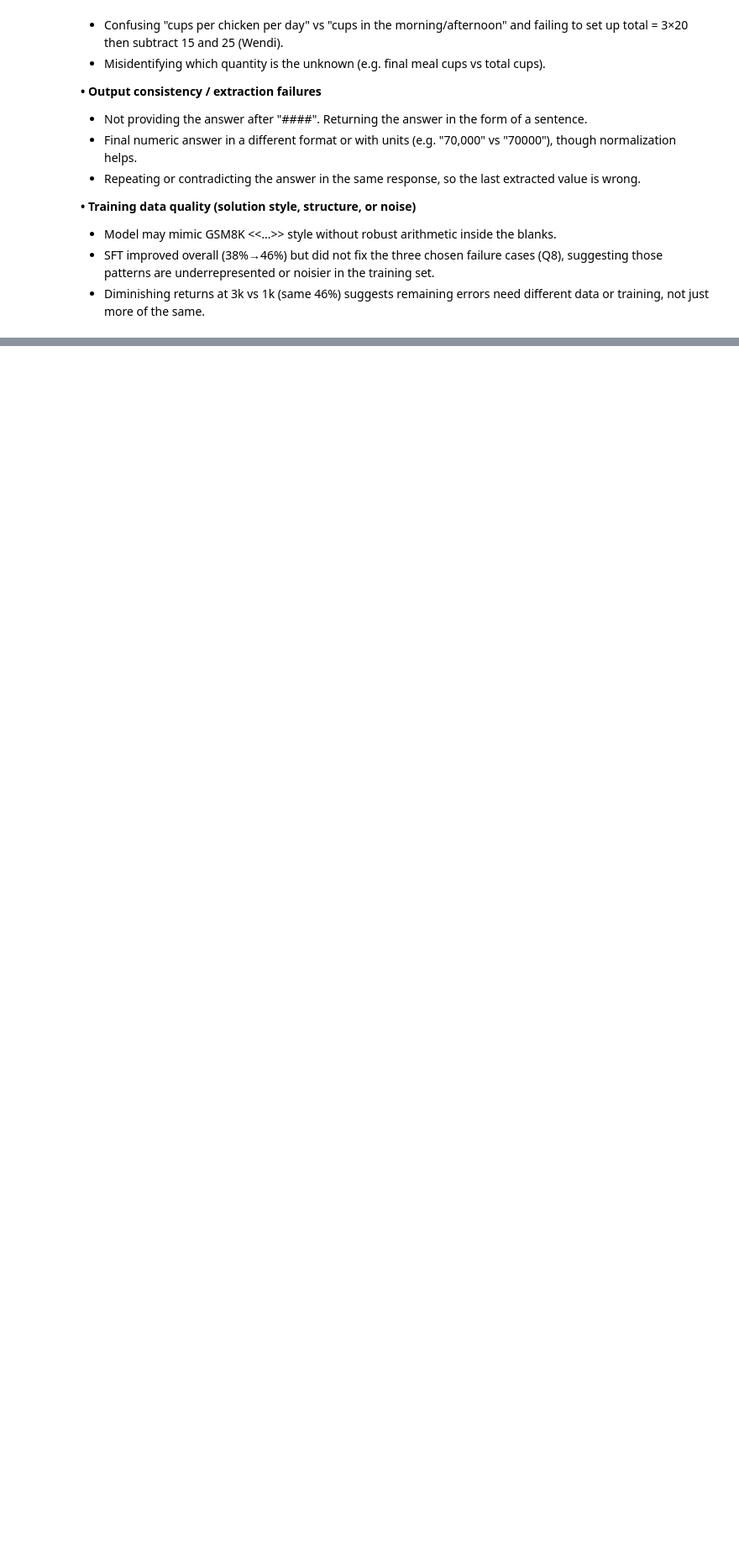
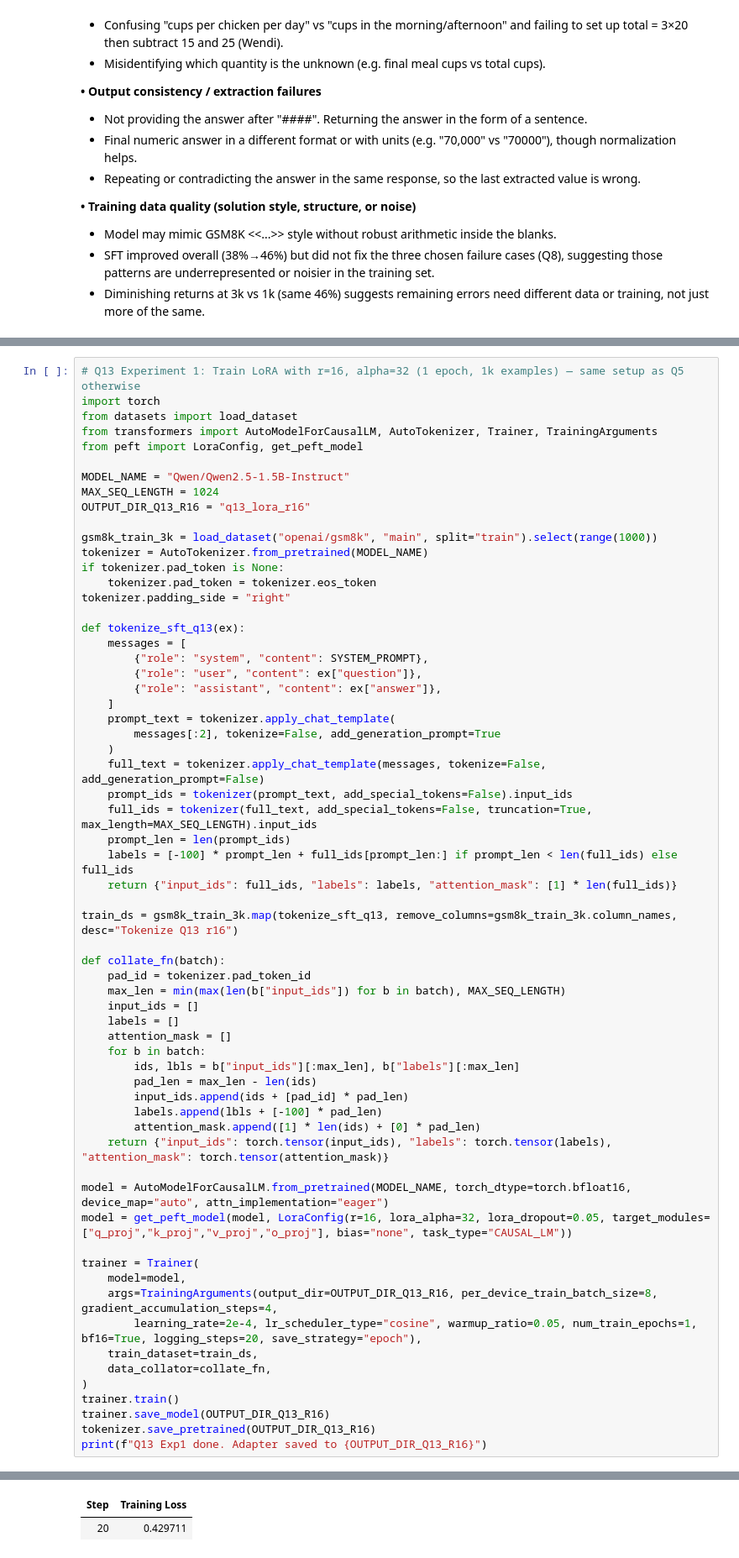
Before and after one commit to k-aryaman/llm-math-finetuning, a Jupyter notebook: main.ipynb, the cells around one changed output, grey strips where cells are left out. Shown at 84% size. Saved outputs shown, nothing was run; the diff lists cells and outputs as text; blank space fills up the shorter version.

```diff
--- a/main.ipynb
+++ b/main.ipynb
@@ -1038,0 +1055,64 @@ Who benefits most: The SFT model (Δ = +14% vs Δ = 0% for base). It was trained
+# %%
+# Q13 Experiment 1: Train LoRA with r=16, alpha=32 (1 epoch, 1k examples) — same setup as Q5 otherwise
+import torch
+from datasets import load_dataset
+from transformers import AutoModelForCausalLM, AutoTokenizer, Trainer, TrainingArguments
+from peft import LoraConfig, get_peft_model
+
+MODEL_NAME = "Qwen/Qwen2.5-1.5B-Instruct"
+MAX_SEQ_LENGTH = 1024
+OUTPUT_DIR_Q13_R16 = "q13_lora_r16"
+
+gsm8k_train_3k = load_dataset("openai/gsm8k", "main", split="train").select(range(1000))
+tokenizer = AutoTokenizer.from_pretrained(MODEL_NAME)
+if tokenizer.pad_token is None:
+    tokenizer.pad_token = tokenizer.eos_token
+tokenizer.padding_side = "right"
+
+def tokenize_sft_q13(ex):
+    messages = [
+        {"role": "system", "content": SYSTEM_PROMPT},
+        {"role": "user", "content": ex["question"]},
+        {"role": "assistant", "content": ex["answer"]},
+    ]
+    prompt_text = tokenizer.apply_chat_template(
+        messages[:2], tokenize=False, add_generation_prompt=True
+    )
+    full_text = tokenizer.apply_chat_template(messages, tokenize=False, add_generation_prompt=False)
+    prompt_ids = tokenizer(prompt_text, add_special_tokens=False).input_ids
+    full_ids = tokenizer(full_text, add_special_tokens=False, truncation=True, max_length=MAX_SEQ_LENGTH).input_ids
+    prompt_len = len(prompt_ids)
+    labels = [-100] * prompt_len + full_ids[prompt_len:] if prompt_len < len(full_ids) else full_ids
+    return {"input_ids": full_ids, "labels": labels, "attention_mask": [1] * len(full_ids)}
+
+train_ds = gsm8k_train_3k.map(tokenize_sft_q13, remove_columns=gsm8k_train_3k.column_names, desc="Tokenize Q13 r16")
+
+def collate_fn(batch):
+    pad_id = tokenizer.pad_token_id
+    max_len = min(max(len(b["input_ids"]) for b in batch), MAX_SEQ_LENGTH)
+    input_ids = []
+    labels = []
+    attention_mask = []
+    for b in batch:
+        ids, lbls = b["input_ids"][:max_len], b["labels"][:max_len]
+        pad_len = max_len - len(ids)
+        input_ids.append(ids + [pad_id] * pad_len)
+        labels.append(lbls + [-100] * pad_len)
+        attention_mask.append([1] * len(ids) + [0] * pad_len)
+    return {"input_ids": torch.tensor(input_ids), "labels": torch.tensor(labels), "attention_mask": torch.tensor(attention_mask)}
+
+model = AutoModelForCausalLM.from_pretrained(MODEL_NAME, torch_dtype=torch.bfloat16, device_map="auto", attn_implementation="eager")
+model = get_peft_model(model, LoraConfig(r=16, lora_alpha=32, lora_dropout=0.05, target_modules=["q_proj","k_proj","v_proj","o_proj"], bias="none", task_type="CAUSAL_LM"))
+
+trainer = Trainer(
+    model=model,
+    args=TrainingArguments(output_dir=OUTPUT_DIR_Q13_R16, per_device_train_batch_size=8, gradient_accumulation_steps=4,
+        learning_rate=2e-4, lr_scheduler_type="cosine", warmup_ratio=0.05, num_train_epochs=1, bf16=True, logging_steps=20, save_strategy="epoch"),
+    train_dataset=train_ds,
+    data_collator=collate_fn,
+)
+trainer.train()
+trainer.save_model(OUTPUT_DIR_Q13_R16)
+tokenizer.save_pretrained(OUTPUT_DIR_Q13_R16)
+print(f"Q13 Exp1 done. Adapter saved to {OUTPUT_DIR_Q13_R16}")
+# %% [output]
@@ -1038,0 +1122,2 @@ Who benefits most: The SFT model (Δ = +14% vs Δ = 0% for base). It was trained
+| Step | Training Loss |
+| 20 | 0.429711 |
```
Also changed, not shown: parts of 6 cells of this notebook.
